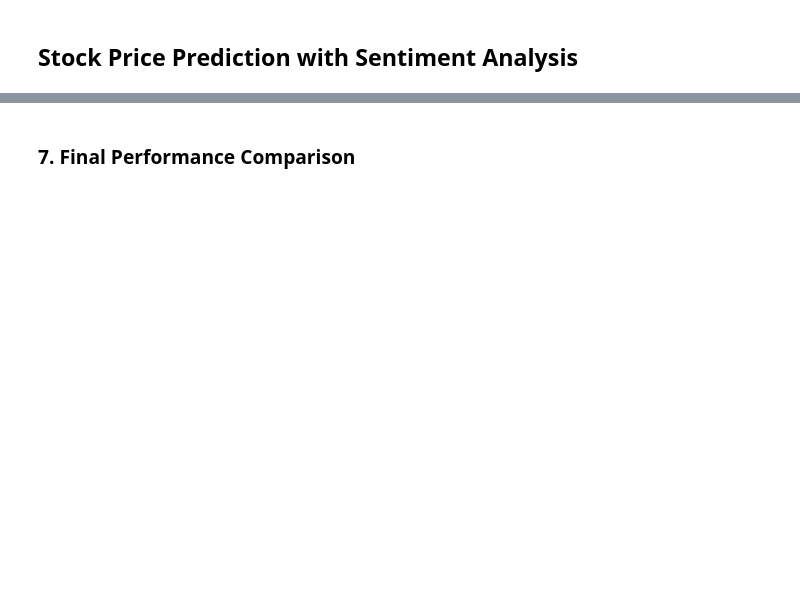
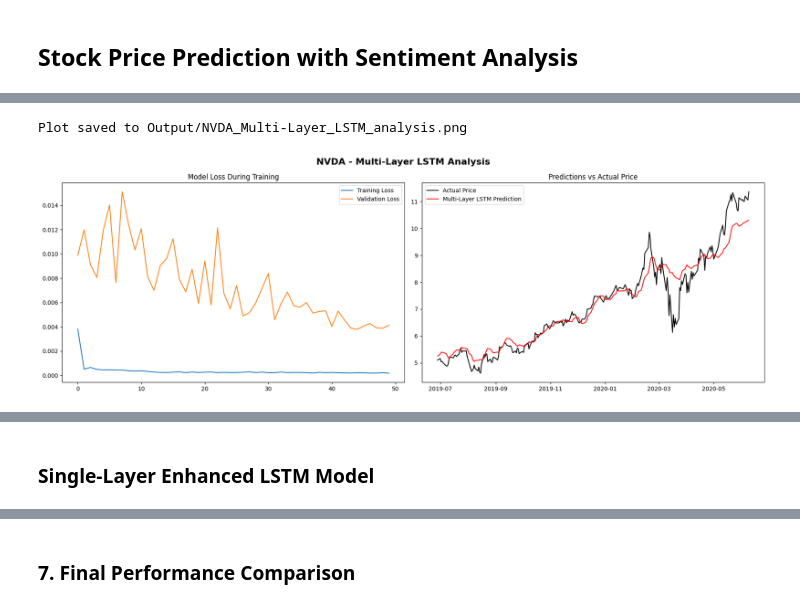
Before and after one commit to SandyCompetent/stock_market_analysis, a Jupyter notebook: main_analysis.ipynb, the cells around one changed output, grey strips where cells are left out. Cells and saved outputs as stored; diff of their text form; code cells hidden in the pictures; blank space fills up the shorter version.

```diff
--- a/main_analysis.ipynb
+++ b/main_analysis.ipynb
@@ -315,0 +251,17 @@ Plot saved to Output/NVDA_ARIMA_analysis.png
+# %%
+%%time
+print("\n--- Running Multi-Layer LSTM Model ---")
+multi_layer_model = mdl.build_multi_layer_lstm(
+    (X_train_tech.shape[1], X_train_tech.shape[2])
+)
+multi_layer_history = multi_layer_model.fit(
+    X_train_tech,
+    y_train_tech,
+    epochs=cfg.EPOCHS,
+    batch_size=cfg.BATCH_SIZE,
+    validation_split=0.2,
+    # callbacks=[reduce_lr, early_stopping],
+    callbacks=[reduce_lr],
+    verbose=2,
+)
+print("Multi-Layer LSTM training complete.")
@@ -315,0 +286,18 @@ Plot saved to Output/NVDA_ARIMA_analysis.png
+# %%
+%%time
+multi_preds = multi_layer_model.predict(X_test_tech, verbose=0)
+multi_preds_scaled = close_scaler.inverse_transform(multi_preds)
+multi_layer_metrics = ut.calculate_metrics(
+    y_test_tech_scaled, multi_preds_scaled, "Multi-Layer LSTM"
+)
+ut.plot_model_results(
+    multi_layer_history,
+    y_test_tech_scaled,
+    multi_preds_scaled,
+    test_dates_tech,
+    cfg.STOCK_SYMBOL,
+    "Multi-Layer LSTM",
+)
+# %% [output]
+Plot saved to Output/NVDA_Multi-Layer_LSTM_analysis.png
+[figure, added]
@@ -315,0 +306,2 @@ Plot saved to Output/NVDA_ARIMA_analysis.png
+# %% [markdown]
+### Single-Layer Enhanced LSTM Model
```
Also changed, not shown: parts of 65 cells of this notebook, 17 other files.
